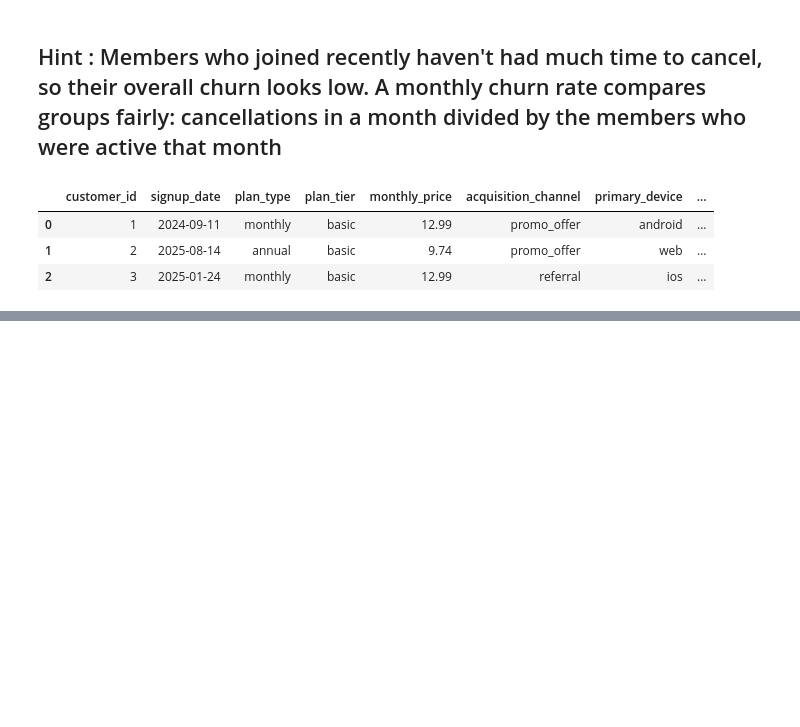
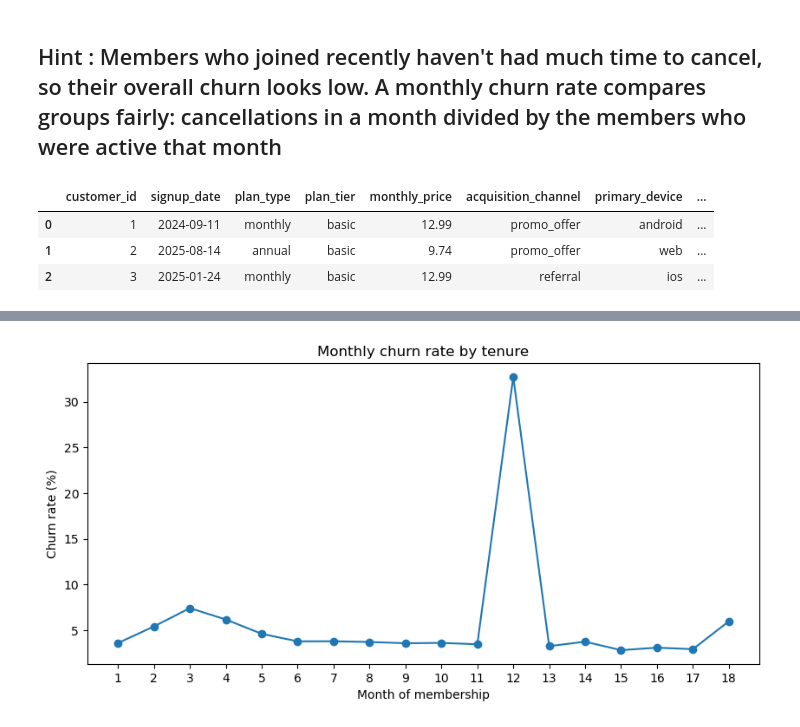
Before and after one commit to karanmagar921/Peloton_churn_analysis, a Jupyter notebook: evaluation.ipynb, the cells around one changed output, grey strips where cells are left out. Cells and saved outputs as stored; diff of their text form; code cells hidden in the pictures; blank space fills up the shorter version.

```diff
--- a/evaluation.ipynb
+++ b/evaluation.ipynb
@@ -299,0 +292,13 @@ df1
+# %%
+df['tenure_month'] = (df['month'] - df['signup_date'].dt.to_period('M')).apply(lambda x: x.n) + 1
+# %%
+tenure = df.groupby('tenure_month')['cancelled'].mean() * 100
+# %%
+tenure.plot(marker='o', figsize=(10, 4.5))
+plt.title('Monthly churn rate by tenure')
+plt.xlabel('Month of membership')
+plt.ylabel('Churn rate (%)')
+plt.xticks(range(1, 19))
+plt.show()
+# %% [output]
+[figure, added]
```
Also changed, not shown: parts of 28 cells of this notebook.
